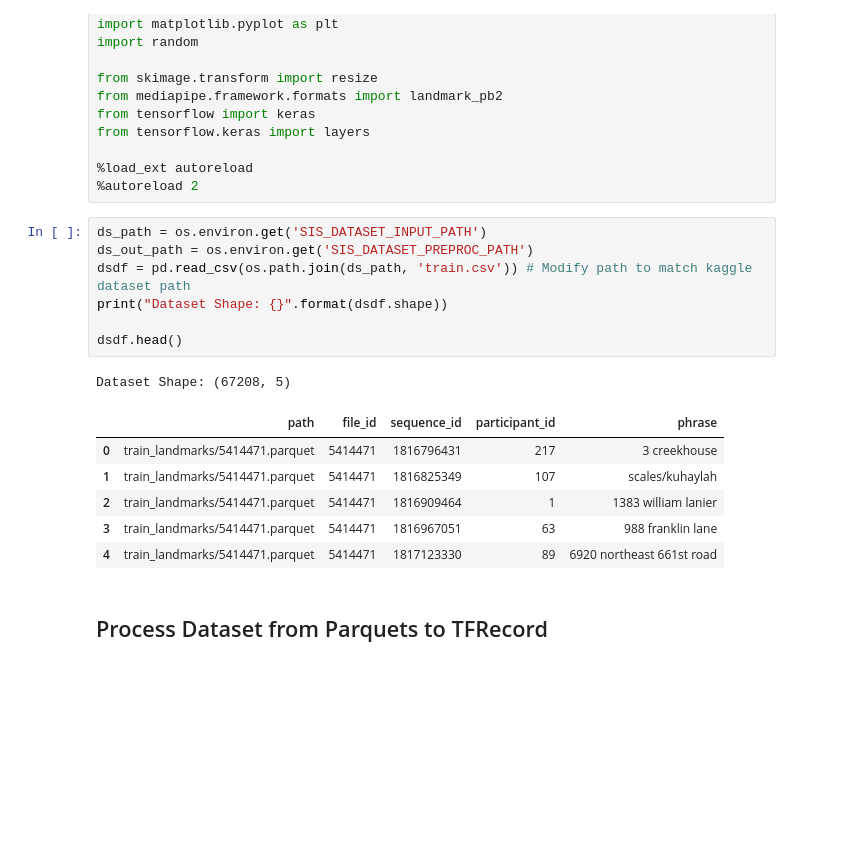
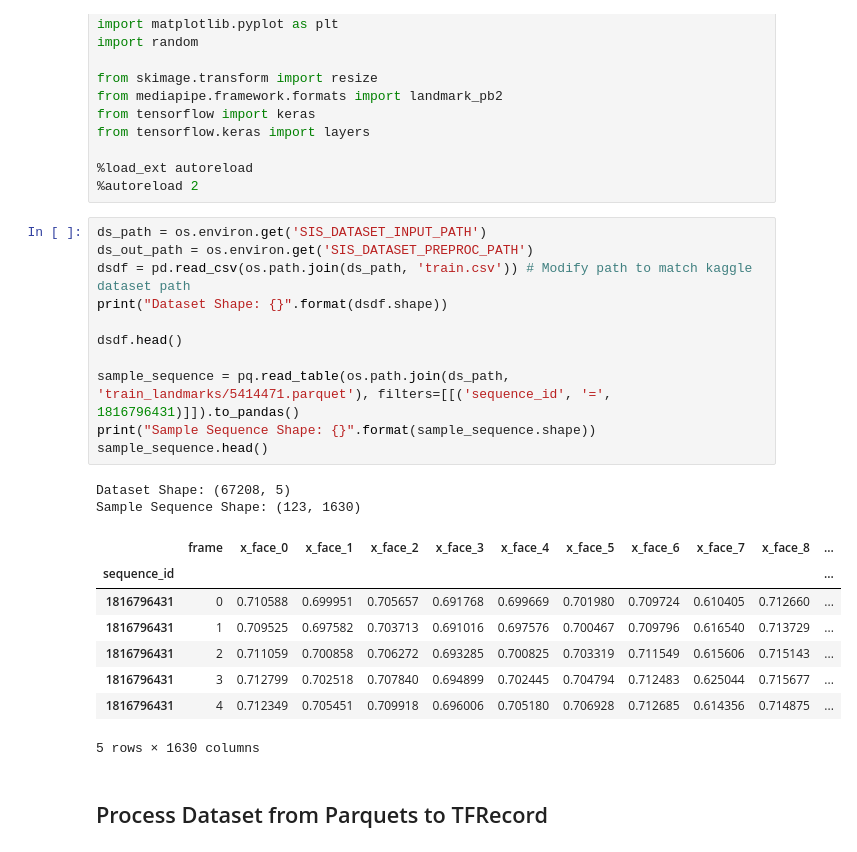
Before and after one commit to 2023SIS-Team16/cv_api_integration, a Jupyter notebook: model/intial_model.ipynb, the cells around one changed output. Saved outputs shown, nothing was run; the diff lists cells and outputs as text; blank space fills up the shorter version.

```diff
--- a/model/intial_model.ipynb
+++ b/model/intial_model.ipynb
@@ -24,18 +24,25 @@ from tensorflow.keras import layers
 # %%
 ds_path = os.environ.get('SIS_DATASET_INPUT_PATH')
 ds_out_path = os.environ.get('SIS_DATASET_PREPROC_PATH')
 dsdf = pd.read_csv(os.path.join(ds_path, 'train.csv')) # Modify path to match kaggle dataset path
 print("Dataset Shape: {}".format(dsdf.shape))
 
 dsdf.head()
+
+sample_sequence = pq.read_table(os.path.join(ds_path, 'train_landmarks/5414471.parquet'), filters=[[('sequence_id', '=', 1816796431)]]).to_pandas()
+print("Sample Sequence Shape: {}".format(sample_sequence.shape))
+sample_sequence.head()
 # %% [output]
 Dataset Shape: (67208, 5)
+Sample Sequence Shape: (123, 1630)
-|  | path | file_id | sequence_id | participant_id | phrase |
-| 0 | train_landmarks/5414471.parquet | 5414471 | 1816796431 | 217 | 3 creekhouse |
-| 1 | train_landmarks/5414471.parquet | 5414471 | 1816825349 | 107 | scales/kuhaylah |
-| 2 | train_landmarks/5414471.parquet | 5414471 | 1816909464 | 1 | 1383 william lanier |
-| 3 | train_landmarks/5414471.parquet | 5414471 | 1816967051 | 63 | 988 franklin lane |
-| 4 | train_landmarks/5414471.parquet | 5414471 | 1817123330 | 89 | 6920 northeast 661st road |
+|  | frame | x_face_0 | x_face_1 | x_face_2 | x_face_3 | x_face_4 | x_face_5 | x_face_6 | x_face_7 | x_face_8 | ... |
+| sequence_id |  |  |  |  |  |  |  |  |  |  | ... |
+| 1816796431 | 0 | 0.710588 | 0.699951 | 0.705657 | 0.691768 | 0.699669 | 0.701980 | 0.709724 | 0.610405 | 0.712660 | ... |
+| 1816796431 | 1 | 0.709525 | 0.697582 | 0.703713 | 0.691016 | 0.697576 | 0.700467 | 0.709796 | 0.616540 | 0.713729 | ... |
+| 1816796431 | 2 | 0.711059 | 0.700858 | 0.706272 | 0.693285 | 0.700825 | 0.703319 | 0.711549 | 0.615606 | 0.715143 | ... |
+| 1816796431 | 3 | 0.712799 | 0.702518 | 0.707840 | 0.694899 | 0.702445 | 0.704794 | 0.712483 | 0.625044 | 0.715677 | ... |
+| 1816796431 | 4 | 0.712349 | 0.705451 | 0.709918 | 0.696006 | 0.705180 | 0.706928 | 0.712685 | 0.614356 | 0.714875 | ... |
+5 rows × 1630 columns
 # %% [markdown]
 ## Process Dataset from Parquets to TFRecord
 # %%
```
Also changed, not shown: 1 other file.
